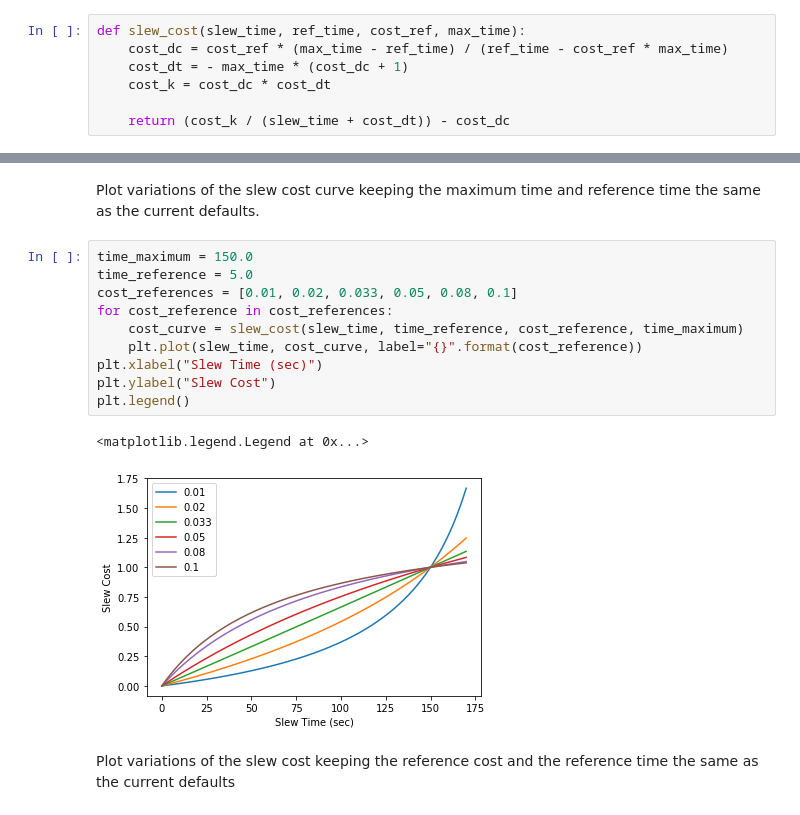
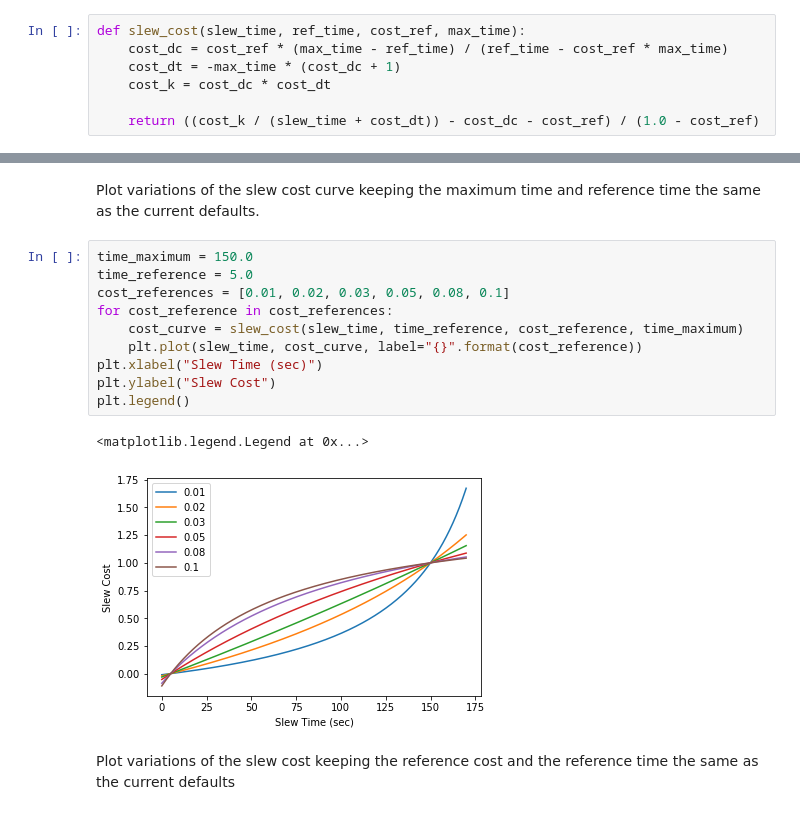
Before and after one commit to mareuter/notebooks, a Jupyter notebook: LSST/OpSim/Slew_Time_Cost.ipynb, the cells around one changed output, grey strips where cells are left out. Drawn from its saved outputs; the diff is of its cells as text.

Commit message:
Update to cost function notebook.

```diff
--- a/LSST/OpSim/Slew_Time_Cost.ipynb
+++ b/LSST/OpSim/Slew_Time_Cost.ipynb
@@ -5,10 +5,10 @@ import numpy
 # %%
 def slew_cost(slew_time, ref_time, cost_ref, max_time):
     cost_dc = cost_ref * (max_time - ref_time) / (ref_time - cost_ref * max_time)
-    cost_dt = - max_time * (cost_dc + 1)
+    cost_dt = -max_time * (cost_dc + 1)
     cost_k = cost_dc * cost_dt
 
-    return (cost_k / (slew_time + cost_dt)) - cost_dc
+    return ((cost_k / (slew_time + cost_dt)) - cost_dc - cost_ref) / (1.0 - cost_ref)
 # %%
 slew_time = numpy.arange(0.0, 170.0, 0.1)
 # %% [markdown]
@@ -16,16 +16,16 @@ Plot variations of the slew cost curve keeping the maximum time and reference ti
 # %%
 time_maximum = 150.0
 time_reference = 5.0
-cost_references = [0.01, 0.02, 0.033, 0.05, 0.08, 0.1]
+cost_references = [0.01, 0.02, 0.03, 0.05, 0.08, 0.1]
 for cost_reference in cost_references:
     cost_curve = slew_cost(slew_time, time_reference, cost_reference, time_maximum)
     plt.plot(slew_time, cost_curve, label="{}".format(cost_reference))
 plt.xlabel("Slew Time (sec)")
 plt.ylabel("Slew Cost")
 plt.legend()
 # %% [output]
 <matplotlib.legend.Legend at 0x...>
-[figure, old version]
+[figure, new version]
 # %% [markdown]
 Plot variations of the slew cost keeping the reference cost and the reference time the same as the current defaults
 # %%
```
Also changed, not shown: parts of 2 cells of this notebook.
